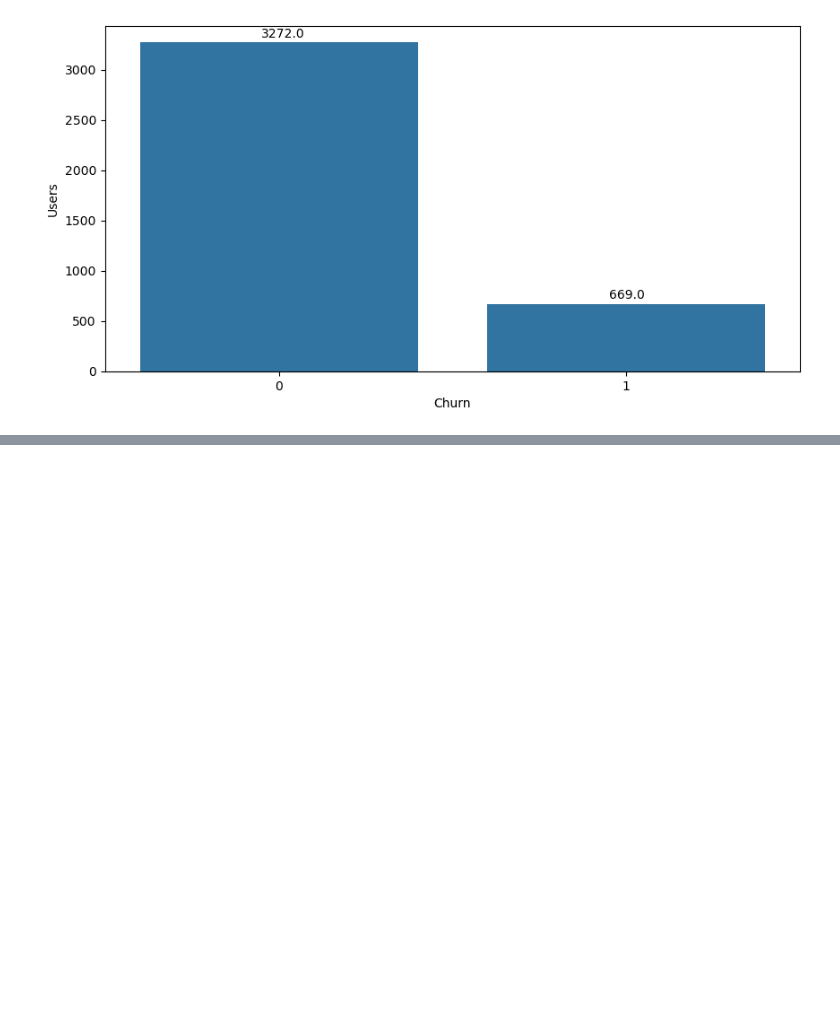
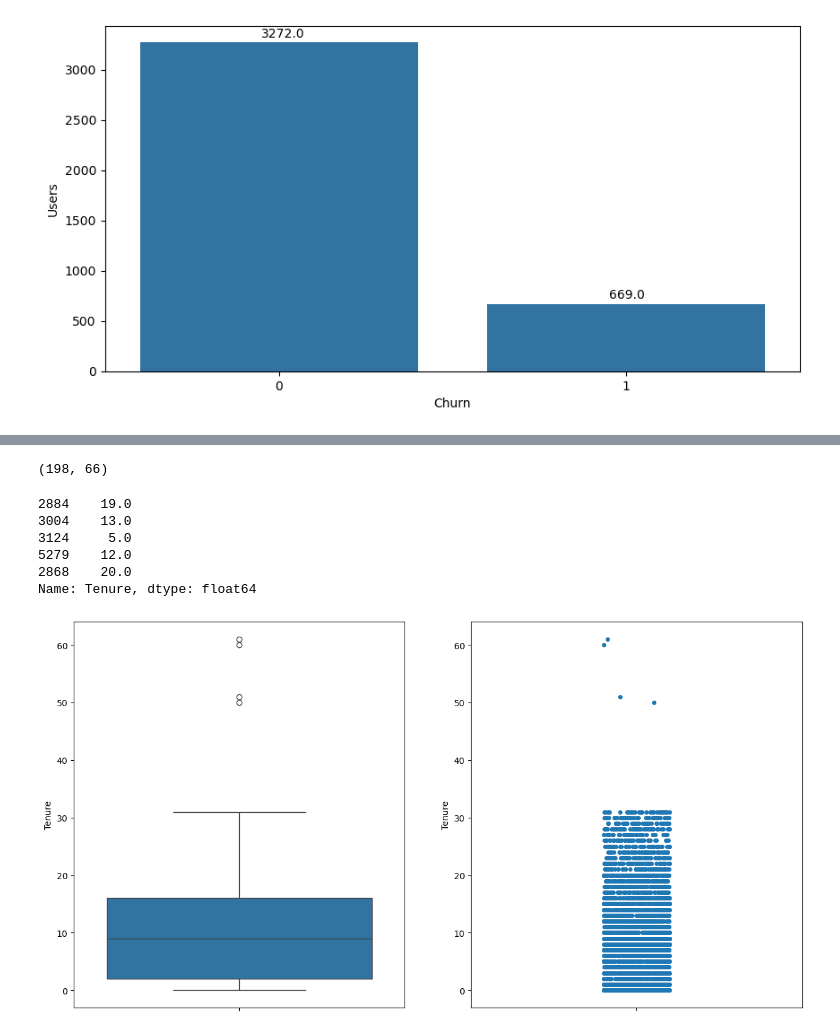
Before and after one commit to vtrnduda/ml-ecommerce-churn-prediction, a Jupyter notebook: notebooks/exploratory-analysis.ipynb, the cells around one changed output, grey strips where cells are left out. Cells and saved outputs as stored; diff of their text form; code cells hidden in the pictures; blank space fills up the shorter version.

```diff
--- a/notebooks/exploratory-analysis.ipynb
+++ b/notebooks/exploratory-analysis.ipynb
@@ -72,0 +103,21 @@ plt.show()
+# %%
+x_train['Tenure'].isnull().sum(), x_test['Tenure'].isnull().sum()
+# %% [output]
+(198, 66)
+# %%
+x_train['Tenure'].head()
+# %% [output]
+2884    19.0
+3004    13.0
+3124     5.0
+5279    12.0
+2868    20.0
+Name: Tenure, dtype: float64
+# %%
+fig = plt.figure(figsize=(15,8))
+gs = GridSpec(1,2)
+sns.boxplot(x_train['Tenure'], ax=fig.add_subplot(gs[0,0]))
+sns.stripplot(x_train['Tenure'], ax=fig.add_subplot(gs[0,1]))
+plt.show()
+# %% [output]
+[figure, added]
```
Also changed, not shown: parts of 22 cells of this notebook.
